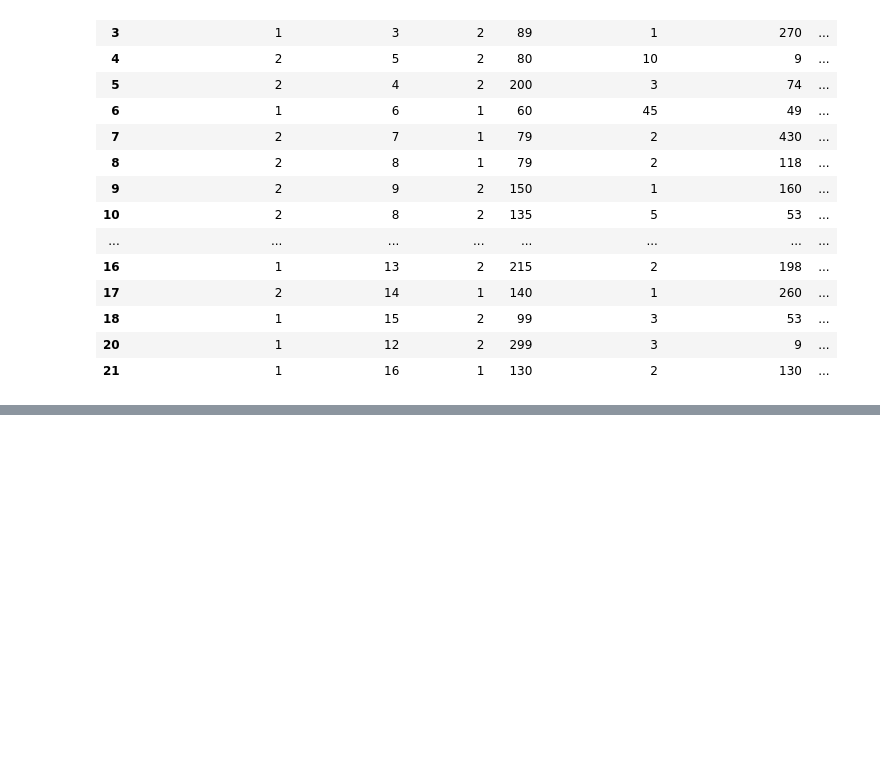
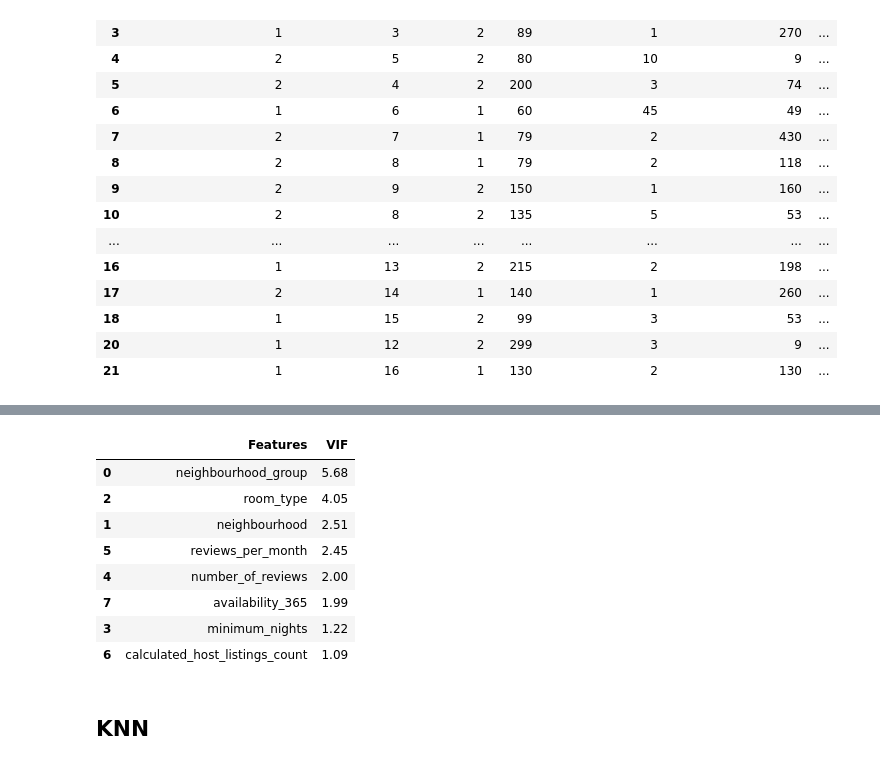
Before and after one commit to INV-VTL/P5-Project, a Jupyter notebook: Untitled.ipynb, the cells around one changed output, grey strips where cells are left out. Saved outputs shown, nothing was run; the diff lists cells and outputs as text; code cells hidden in the pictures; blank space fills up the shorter version.

```diff
--- a/Untitled.ipynb
+++ b/Untitled.ipynb
@@ -486,0 +618,22 @@ df.head(20)
+# %%
+vif['Features'] = X_train.columns
+# %%
+vif['VIF'] = [variance_inflation_factor(X_train.values, i) for i in range(X_train.shape[1])]
+# %%
+vif['VIF'] = round(vif['VIF'], 2)
+# %%
+vif = vif.sort_values(by ="VIF", ascending = False)
+# %%
+vif
+# %% [output]
+|  | Features | VIF |
+| 0 | neighbourhood_group | 5.68 |
+| 2 | room_type | 4.05 |
+| 1 | neighbourhood | 2.51 |
+| 5 | reviews_per_month | 2.45 |
+| 4 | number_of_reviews | 2.00 |
+| 7 | availability_365 | 1.99 |
+| 3 | minimum_nights | 1.22 |
+| 6 | calculated_host_listings_count | 1.09 |
+# %% [markdown]
+## KNN
```
Also changed, not shown: parts of 30 cells of this notebook.
